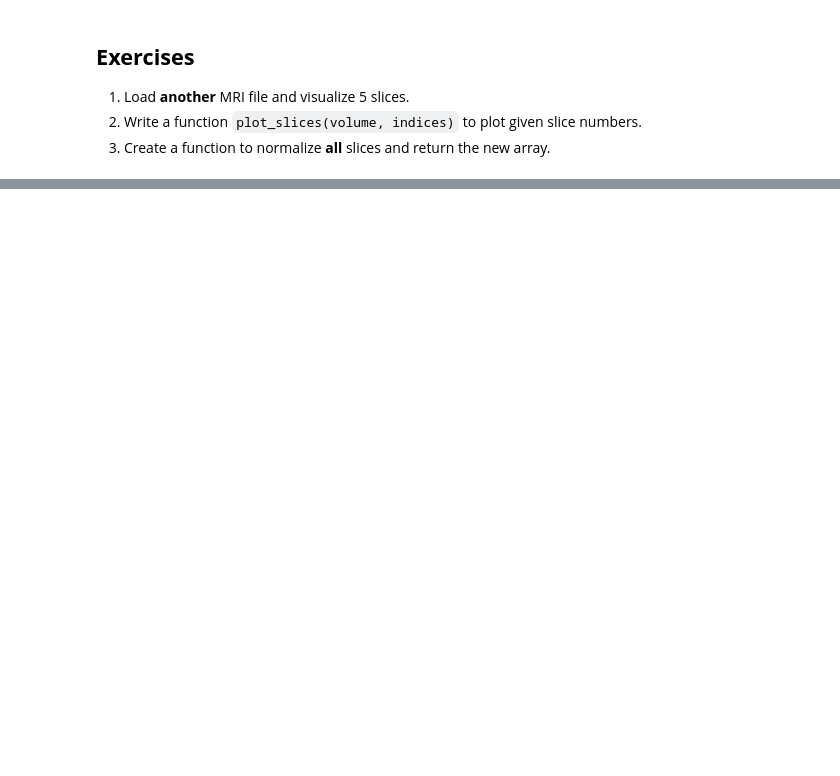
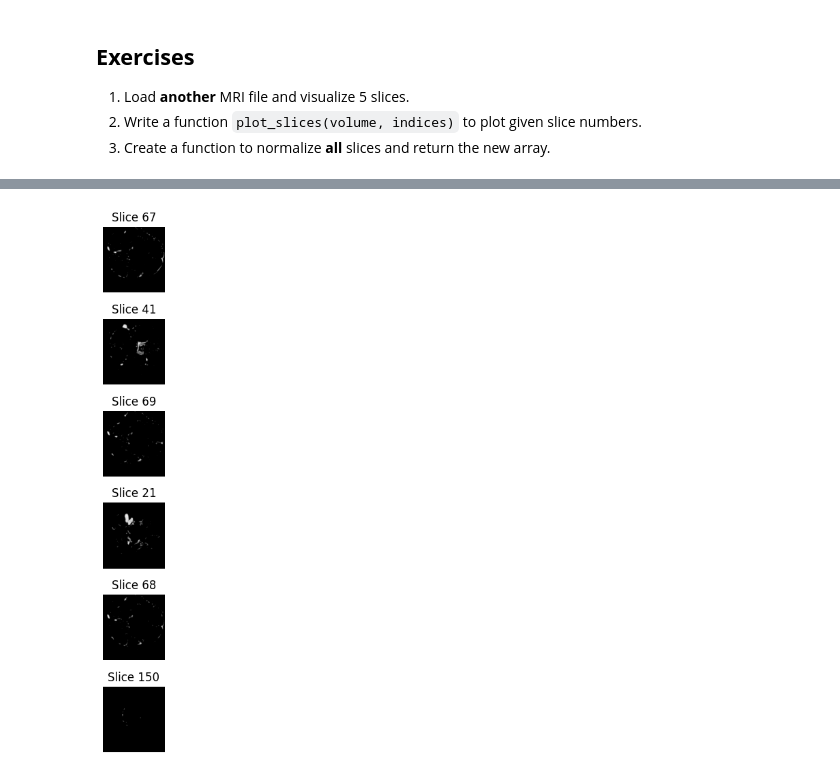
Before and after one commit to icodeforlife24/Brain_Tumor_Segmentation_BCP, a Jupyter notebook: Week_2/Python_libraries/Nibabel/nibabel_basics.ipynb, the cells around one changed output, grey strips where cells are left out. Saved outputs shown, nothing was run; the diff lists cells and outputs as text; code cells hidden in the pictures; blank space fills up the shorter version.

```diff
--- a/Week_2/Python_libraries/Nibabel/nibabel_basics.ipynb
+++ b/Week_2/Python_libraries/Nibabel/nibabel_basics.ipynb
@@ -60,0 +87,10 @@ plt.axis('off')
+# %%
+def plot_slides(volume,indices):
+    sub=1
+    for i in indices:
+        slice_index = i
+        plt.subplot(len(indices),1,sub)
+        plt.imshow(volume[:, :, slice_index], cmap='gray')
+        plt.title(f'Slice {slice_index}')
+        sub+=1
+        plt.axis('off')
@@ -60,0 +103,7 @@ plt.axis('off')
+# %%
+plt.figure(figsize=(12, 10))
+plt.subplots_adjust(wspace=0.4, hspace=0.4)
+plot_slides(mri,[67,41,69,21,68,150])
+plt.show()
+# %% [output]
+[figure, added]
```
Also changed, not shown: parts of 9 cells of this notebook, 2 other files.
